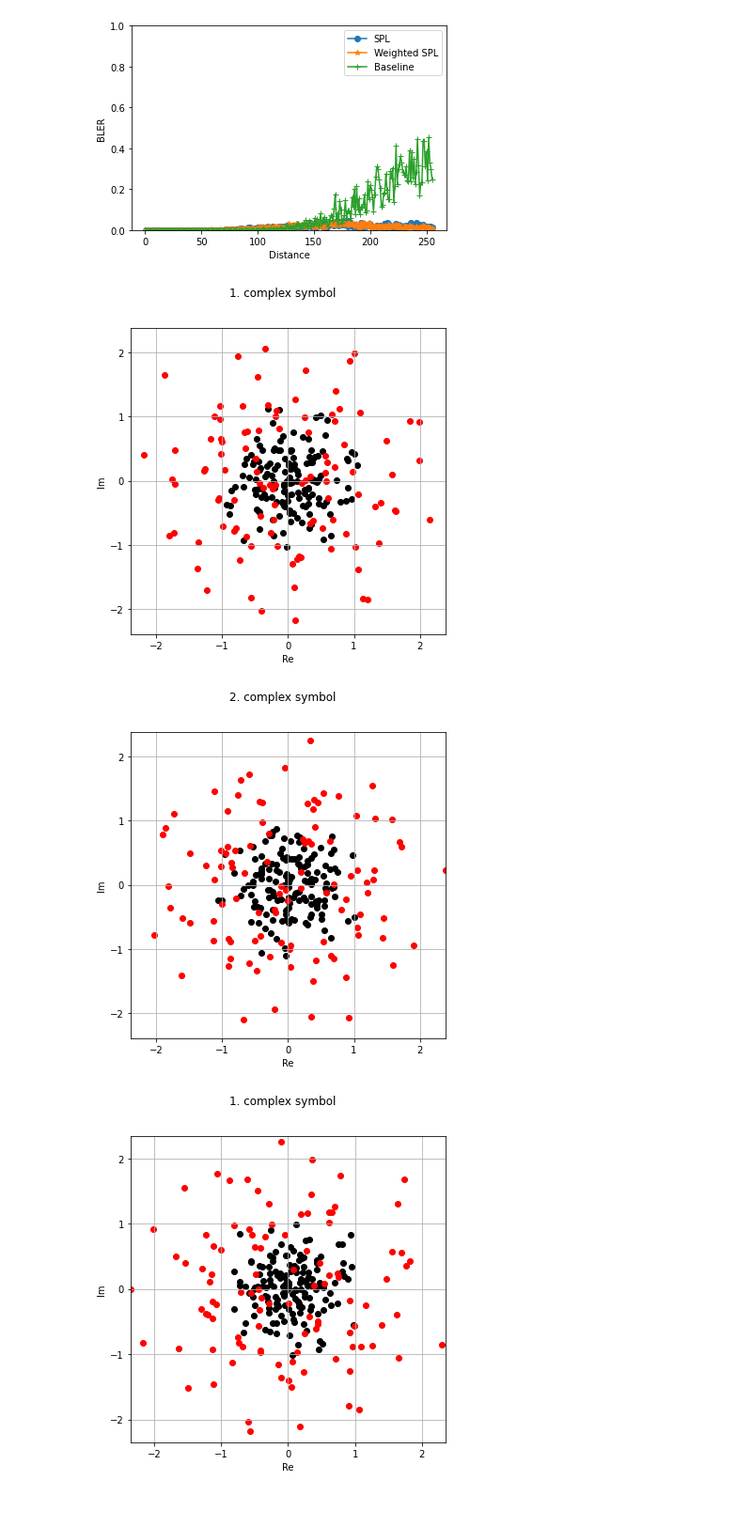
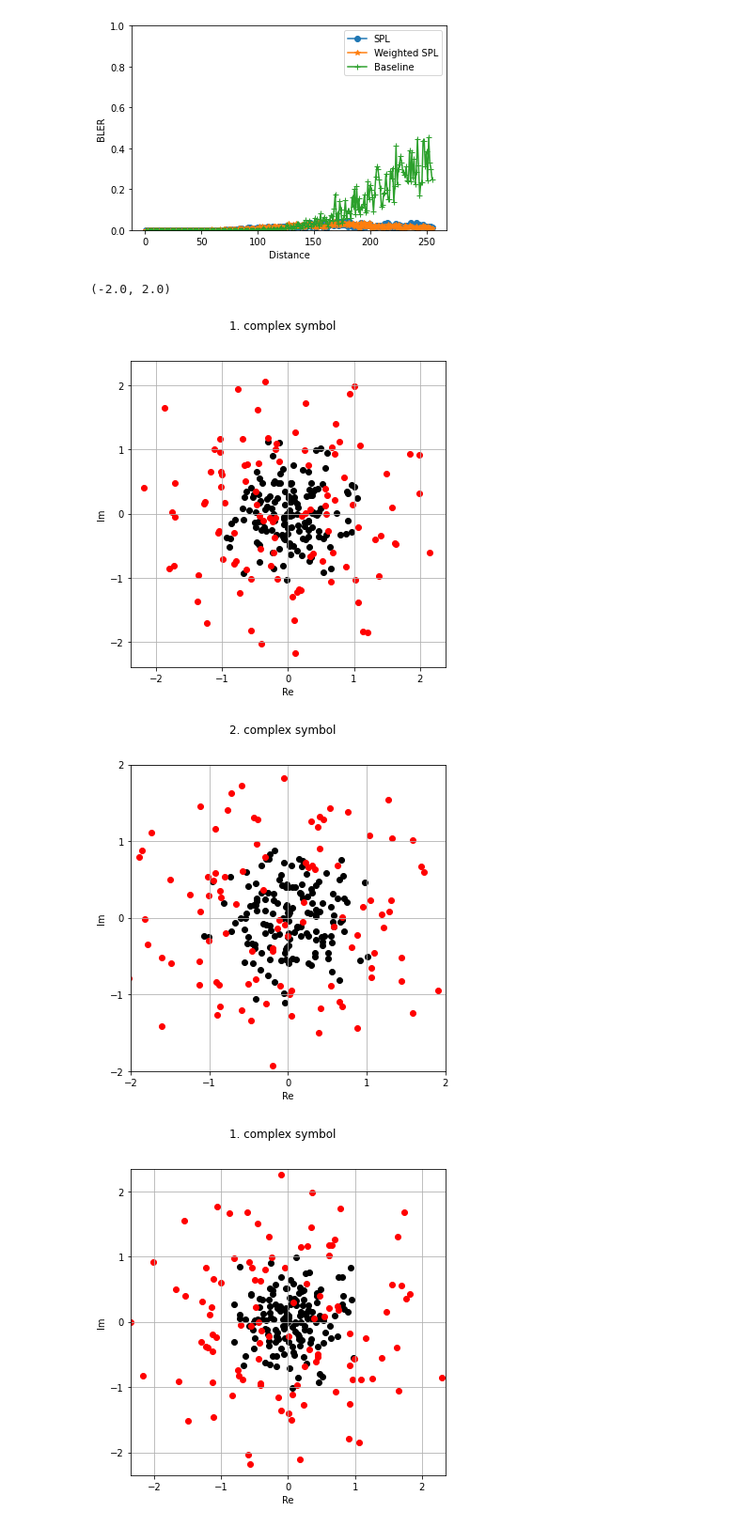
Before and after one commit to neelabhro/Deep-Learning-based-Wireless-Communications, a Jupyter notebook: SPL_uw|SPL_w|TB_100mW_200k.ipynb, the cells around one changed output. Shown at 94% size. Drawn from its saved outputs; the diff is of its cells as text; code cells hidden in the pictures.

```diff
--- a/SPL_uw|SPL_w|TB_100mW_200k.ipynb
+++ b/SPL_uw|SPL_w|TB_100mW_200k.ipynb
@@ -30,7 +30,7 @@ pi = tf.constant(math.pi)
 # %% [markdown]
 #### System parameters
 # %%
-batch_size = 200000
+batch_size = 20000
 ########## BIT FLIPPING OFF
 #print(tr)
 #plt.plot(t, tr)
@@ -205,7 +205,7 @@ class AE(object):
 
             # Channel
             #noise_std = tf.placeholder(tf.float32, shape=())
-            noise_std = tf.placeholder(tf.float32, shape=[200000,2,2])
+            noise_std = tf.placeholder(tf.float32, shape=[20000,2,2])
             noise = tf.random_normal(tf.shape(x), mean=0.0, stddev=noise_std)
 
             fade = tf.random.normal(shape=tf.shape(x))
@@ -1489,10 +1545,13 @@ save('rmse_w_100mW.npy', rmse_w)
 save('rmse_Tb_100mW.npy', rmse_Tb)
 # %%
 ae.plot_constellation(const_noise_SNR);
+plt.ylim([-2, 2])
+plt.xlim([-2, 2])
 #plot_constellation_2(ae,range(0,ae.M))
 # %% [output]
+(-2.0, 2.0)
 [figure]
-[figure, old version]
+[figure, new version]
 # %%
 ae_Weighted.plot_constellation(const_noise_SNR);
 # %% [output]
```
Also changed, not shown: parts of 6 cells of this notebook.
